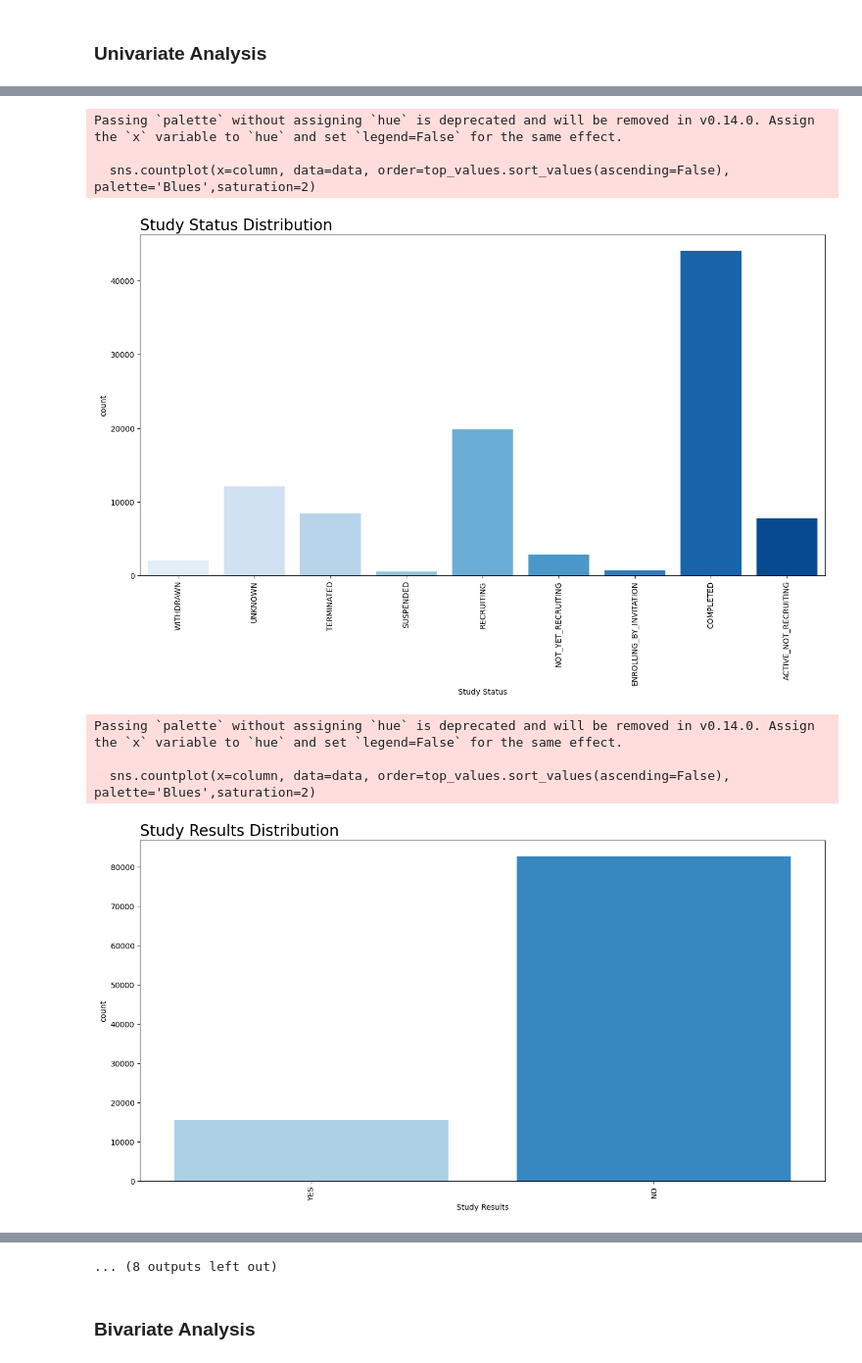
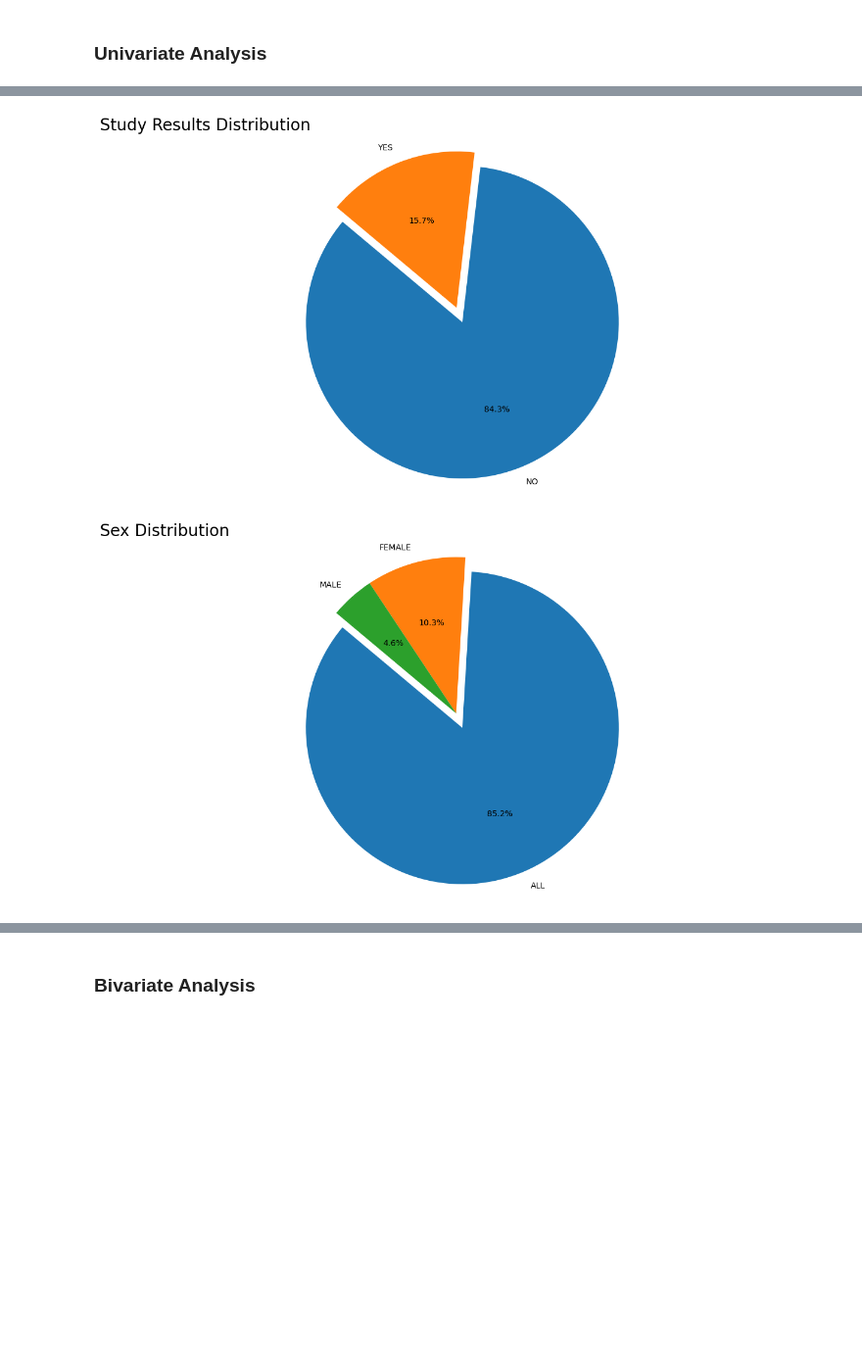
Before and after one commit to danielkimutai/dt, a Jupyter notebook: index.ipynb, the cells around one changed output, grey strips where cells are left out. Shown at 98% size. Cells and saved outputs as stored; diff of their text form; code cells hidden in the pictures; blank space fills up the shorter version.

```diff
--- a/index.ipynb
+++ b/index.ipynb
@@ -576,19 +576,36 @@ dtype: object
 ### Univariate Analysis
 # %%
 def count_plot(data,column,limit= 15):
+    """A function that plots a countplot using seaborn"""
     # Get the top 'limit' unique values in the specified column
     top_values = data[column].value_counts().index[:limit]
-
     plt.figure(figsize=(16, 8))
-    sns.countplot(x=column, data=data, order=top_values.sort_values(ascending=False), palette='Blues',saturation=2)
+    sns.countplot(x=column, data=data, palette='Blues',saturation=2)
     plt.title(f'{column} Distribution',fontsize = 20,loc="left")
     #plt.ylabel('Count')
     plt.xticks(rotation=90)  # Rotate x-axis labels for better visibility if needed
     plt.show()
 
 def hoz_plot(data, column, limit=15):
+    """A function that plots an horizontal bar graph using seaborn"""
     top_val = data[column].value_counts().index[:limit]
     plt.figure(figsize=(16, 8))
     sns.barplot(x=data[column].value_counts().head(limit), y=top_val)
     plt.title(f'{column} Distribution', fontsize=20, loc="left")
     plt.show()
+
+
+def pie_chart(data, column):
+    """A function that plots a pie chart"""
+    value_counts = data[column].value_counts()
+    labels = value_counts.index
+    sizes = value_counts.values
+    explode = [0] * len(labels)
+
+    # Set the explode value for a specific slice (e.g., the first slice)
+    explode[0] = 0.1  # Adjust this value to control the explosion
+    plt.figure(figsize=(16, 8))
+    plt.pie(sizes, labels=labels, autopct='%1.1f%%', startangle=140,explode=explode)
+    plt.title(f'{column} Distribution', fontsize=20,loc="left")
+    plt.axis('equal')  # Equal aspect ratio ensures that pie is drawn as a circle.
+    plt.show()
@@ -595,5 +614,5 @@ def hoz_plot(data, column, limit=15):
 # %%
-colss = ["Primary Purpose","country","interven_summary","Study Status"]
+colss = ["Primary Purpose","country","interven_summary","Study Status","Sponsor","category","Age"]
 
 # plotting the distribution of the above columns
 for col in colss:
@@ -605,15 +628,8 @@ for col in colss:
 # %%
-cols = ["Study Status","Study Results","Sponsor","Sex","Age","Study Type","Primary Purpose","country",
-        "interven_summary","category"]
+cols = ["Study Results","Sex","Study Type"]
 
 for col in cols:
-    count_plot(df,col)
+    pie_chart(df,col)
 # %% [output]
-Passing `palette` without assigning `hue` is deprecated and will be removed in v0.14.0. Assign the `x` variable to `hue` and set `legend=False` for the same effect.
-
-  sns.countplot(x=column, data=data, order=top_values.sort_values(ascending=False), palette='Blues',saturation=2)
-[figure, old version]
+[figure, new version]
-Passing `palette` without assigning `hue` is deprecated and will be removed in v0.14.0. Assign the `x` variable to `hue` and set `legend=False` for the same effect.
-
-  sns.countplot(x=column, data=data, order=top_values.sort_values(ascending=False), palette='Blues',saturation=2)
-[figure, old version]
+[figure, new version]
@@ -636,3 +637,2 @@ Passing `palette` without assigning `hue` is deprecated and will be removed in v
-... (8 outputs left out)
 # %% [markdown]
 ### Bivariate Analysis
```
Also changed, not shown: parts of 3 cells of this notebook.
